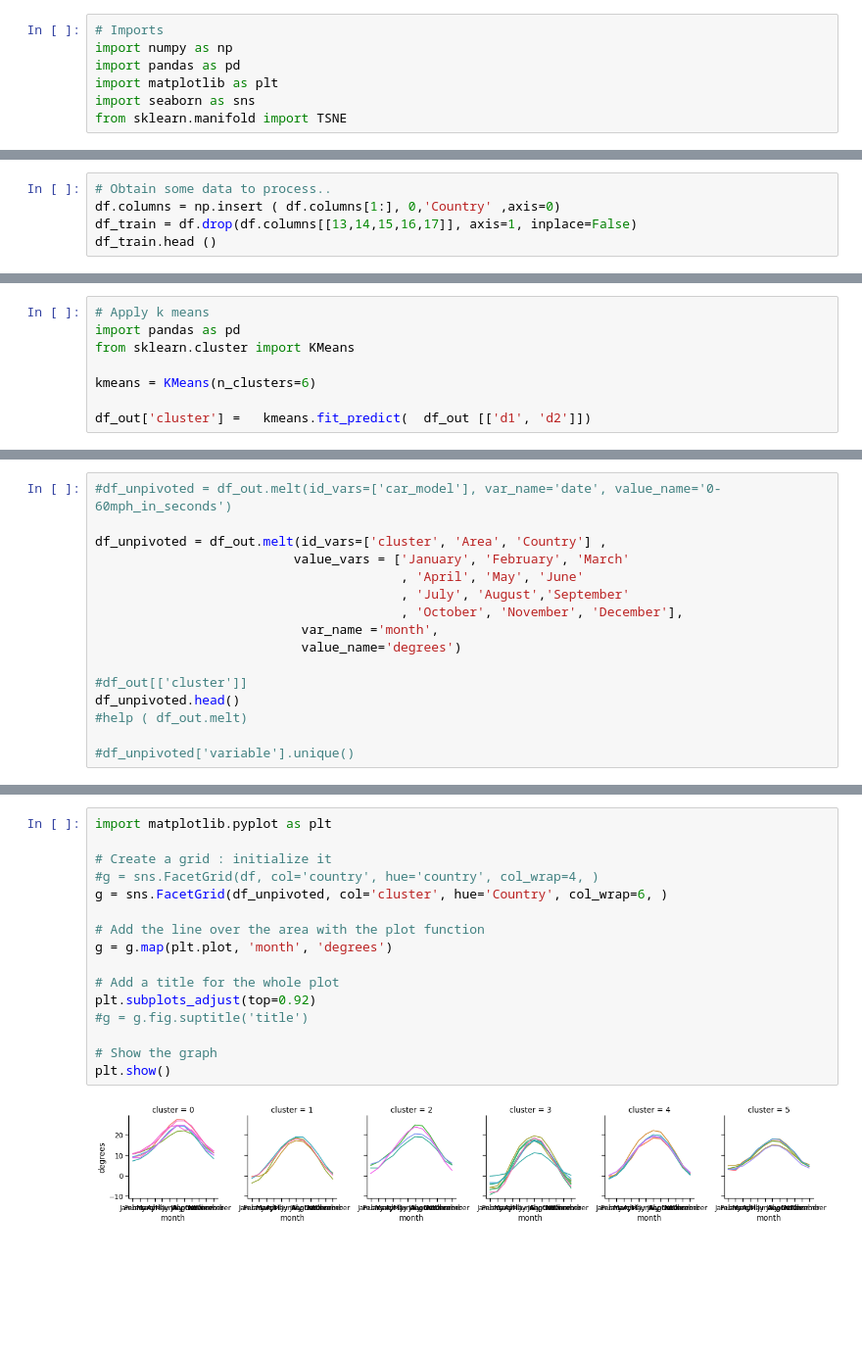
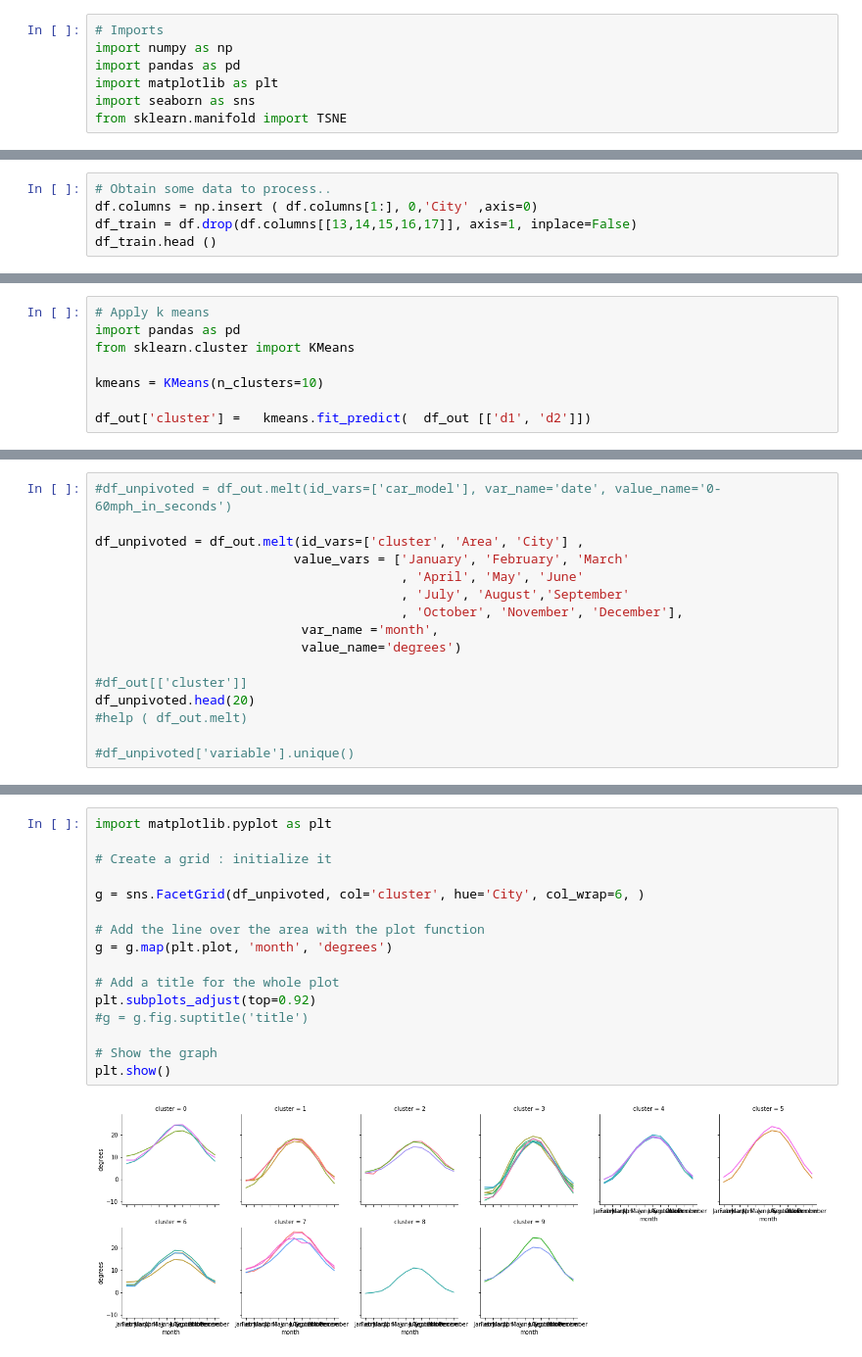
Before and after one commit to steed360/DimensionalityReduction, a Jupyter notebook: Notebooks/Cluster City Temperatures Using T-SNE .ipynb, the cells around one changed output, grey strips where cells are left out. Shown: that part at 98% size. Cells and saved outputs as stored; diff of their text form; blank space fills up the shorter version.

```diff
--- a/Notebooks/Cluster City Temperatures Using T-SNE .ipynb
+++ b/Notebooks/Cluster City Temperatures Using T-SNE .ipynb
@@ -35,7 +34,7 @@ df.head ()
 | 4 | Budapest | -1.1 | 0.8 | 5.5 | 11.6 | 17.0 | 20.2 | 22.0 | 21.3 | 16.9 | ... |
 # %%
 # Obtain some data to process..
-df.columns = np.insert ( df.columns[1:], 0,'Country' ,axis=0)
+df.columns = np.insert ( df.columns[1:], 0,'City' ,axis=0)
 df_train = df.drop(df.columns[[13,14,15,16,17]], axis=1, inplace=False)
 df_train.head ()
 # %% [output]
@@ -87,7 +85,7 @@ sns.scatterplot ( x = 'd1', y='d2', data = df_out, hue='Annual')
 import pandas as pd
 from sklearn.cluster import KMeans
 
-kmeans = KMeans(n_clusters=6)
+kmeans = KMeans(n_clusters=10)
 
 df_out['cluster'] =   kmeans.fit_predict(  df_out [['d1', 'd2']])
 # %%
@@ -113,7 +115,7 @@ df_out.groupby(['cluster', 'Area'])['cluster'].count().unstack().fillna(0)
 # %%
 #df_unpivoted = df_out.melt(id_vars=['car_model'], var_name='date', value_name='0-60mph_in_seconds')
 
-df_unpivoted = df_out.melt(id_vars=['cluster', 'Area', 'Country'] ,
+df_unpivoted = df_out.melt(id_vars=['cluster', 'Area', 'City'] ,
                           value_vars = ['January', 'February', 'March'
                                         , 'April', 'May', 'June'
                                         , 'July', 'August','September'
@@ -122,7 +124,7 @@ df_unpivoted = df_out.melt(id_vars=['cluster', 'Area', 'Country'] ,
                            value_name='degrees')
 
 #df_out[['cluster']]
-df_unpivoted.head()
+df_unpivoted.head(20)
 #help ( df_out.melt)
 
 #df_unpivoted['variable'].unique()
@@ -136,18 +149,18 @@ df_unpivoted.head()
 # %%
 import matplotlib.pyplot as plt
 
 # Create a grid : initialize it
-#g = sns.FacetGrid(df, col='country', hue='country', col_wrap=4, )
-g = sns.FacetGrid(df_unpivoted, col='cluster', hue='Country', col_wrap=6, )
+
+g = sns.FacetGrid(df_unpivoted, col='cluster', hue='City', col_wrap=6, )
 
 # Add the line over the area with the plot function
 g = g.map(plt.plot, 'month', 'degrees')
 
 # Add a title for the whole plot
 plt.subplots_adjust(top=0.92)
 #g = g.fig.suptitle('title')
 
 # Show the graph
 plt.show()
 # %% [output]
-[figure, old version]
+[figure, new version]
```
Also changed, not shown: parts of 10 cells of this notebook, 2 other files.
